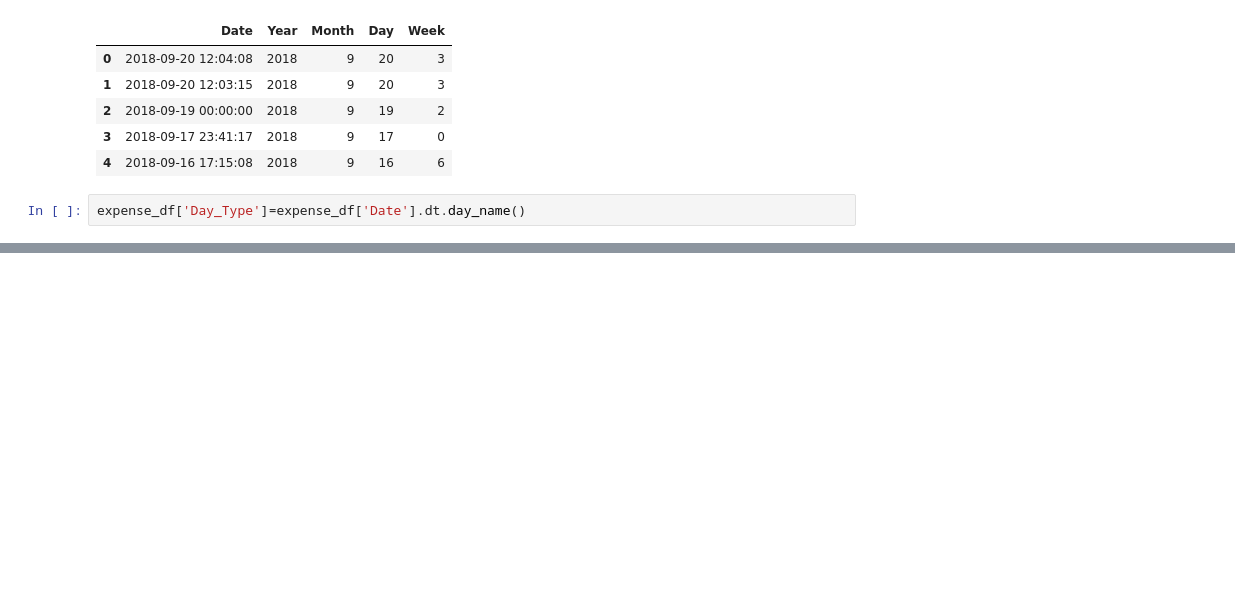
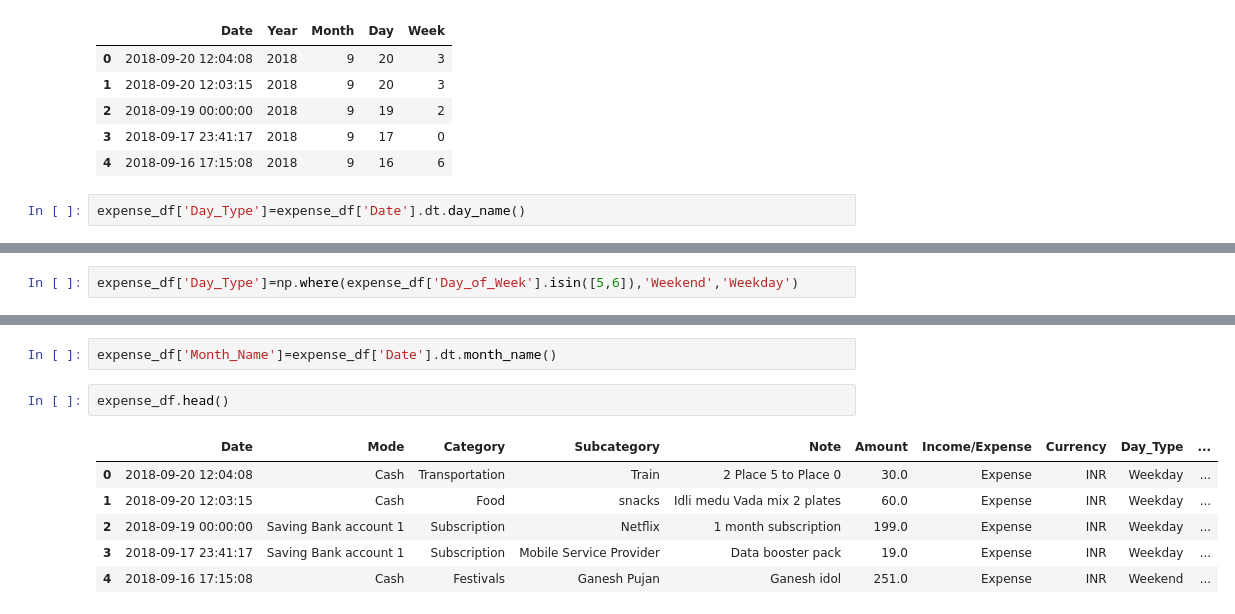
Before and after one commit to kailashchaudhary-p/Daily-Expense-Analyzer, a Jupyter notebook: Daily_Expense_Analyzer.ipynb, the cells around one changed output, grey strips where cells are left out. Cells and saved outputs as stored; diff of their text form; blank space fills up the shorter version.

```diff
--- a/Daily_Expense_Analyzer.ipynb
+++ b/Daily_Expense_Analyzer.ipynb
@@ -634,0 +665,2 @@ expense_df[['Date','Year','Month','Day','Week','Day_Type']].head()
+# %%
+expense_df['Day_Type']=np.where(expense_df['Day_of_Week'].isin([5,6]),'Weekend','Weekday')
@@ -634,0 +681,11 @@ expense_df[['Date','Year','Month','Day','Week','Day_Type']].head()
+# %%
+expense_df['Month_Name']=expense_df['Date'].dt.month_name()
+# %%
+expense_df.head()
+# %% [output]
+|  | Date | Mode | Category | Subcategory | Note | Amount | Income/Expense | Currency | Day_Type | ... |
+| 0 | 2018-09-20 12:04:08 | Cash | Transportation | Train | 2 Place 5 to Place 0 | 30.0 | Expense | INR | Weekday | ... |
+| 1 | 2018-09-20 12:03:15 | Cash | Food | snacks | Idli medu Vada mix 2 plates | 60.0 | Expense | INR | Weekday | ... |
+| 2 | 2018-09-19 00:00:00 | Saving Bank account 1 | Subscription | Netflix | 1 month subscription | 199.0 | Expense | INR | Weekday | ... |
+| 3 | 2018-09-17 23:41:17 | Saving Bank account 1 | Subscription | Mobile Service Provider | Data booster pack | 19.0 | Expense | INR | Weekday | ... |
+| 4 | 2018-09-16 17:15:08 | Cash | Festivals | Ganesh Pujan | Ganesh idol | 251.0 | Expense | INR | Weekend | ... |
```
Also changed, not shown: parts of 3 cells of this notebook.
